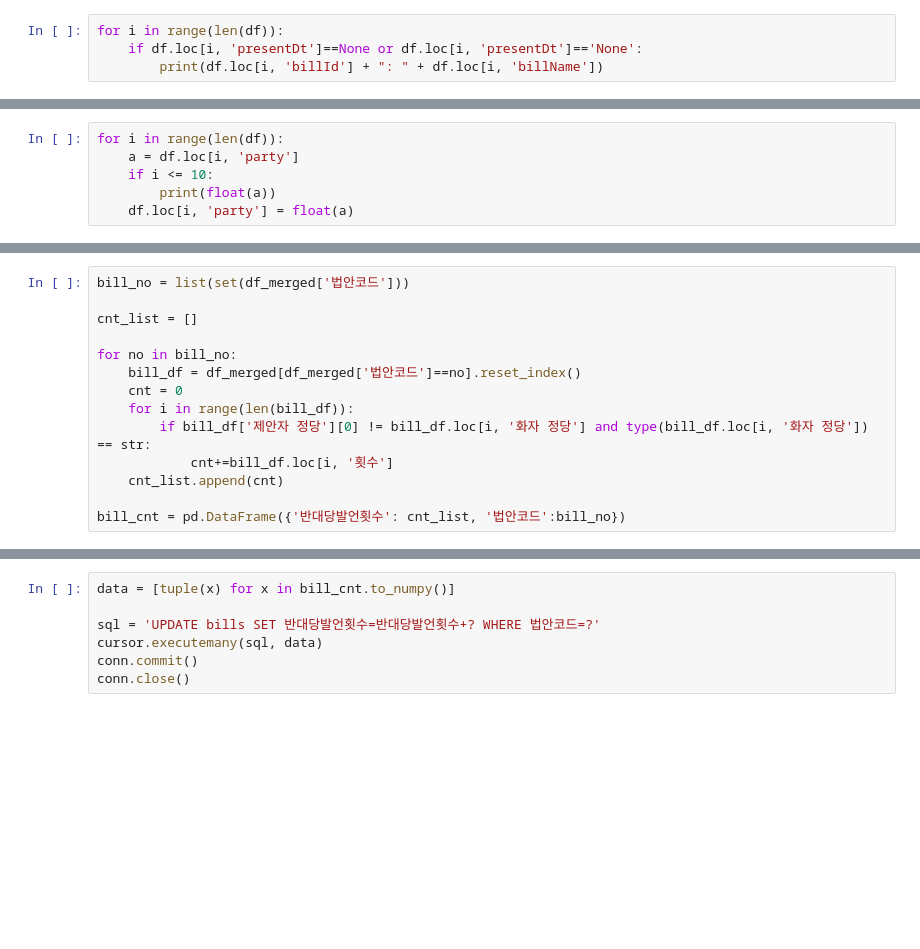
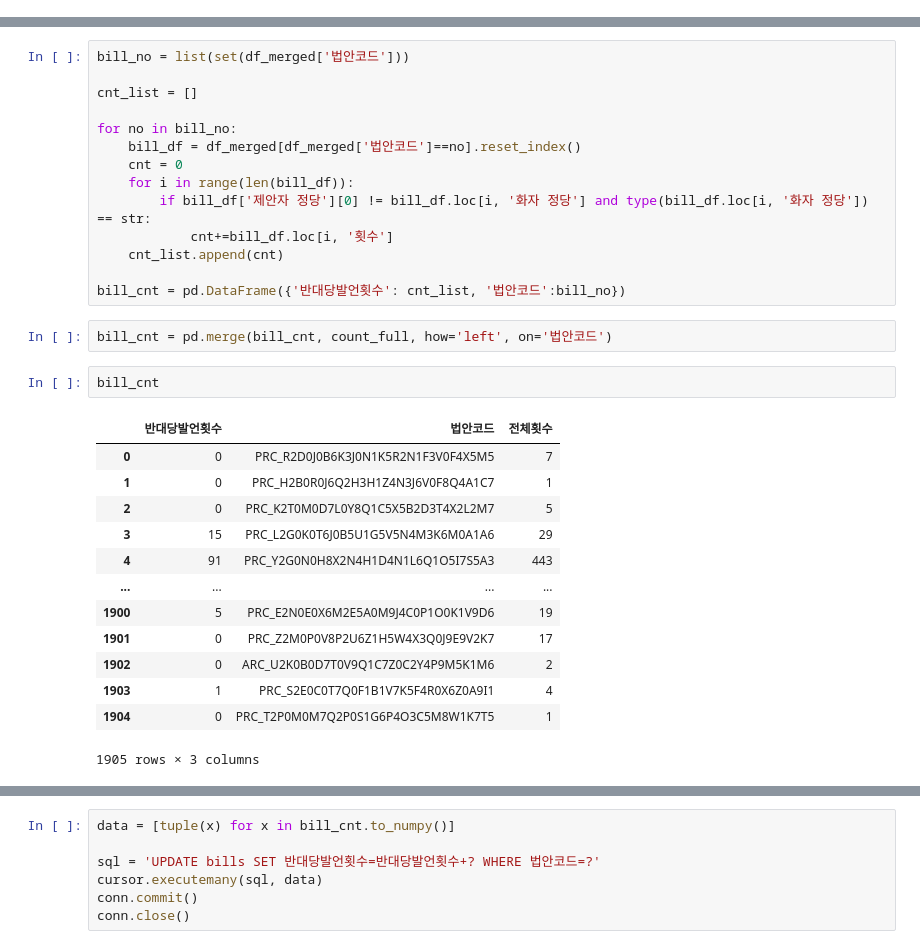
Before and after one commit to swim1927/bill_pj, a Jupyter notebook: bill_survival/data_preprocess_21th.ipynb, the cells around one changed output, grey strips where cells are left out. Drawn from its saved outputs; the diff is of its cells as text; blank space fills up the shorter version.

```diff
--- a/bill_survival/data_preprocess_21th.ipynb
+++ b/bill_survival/data_preprocess_21th.ipynb
@@ -229,4 +226,0 @@ Index(['billId', 'billName', 'billNo', 'passGubn', 'procStageCd', 'proposeDt',
-# %%
-for i in range(len(df)):
-    if df.loc[i, 'presentDt']==None or df.loc[i, 'presentDt']=='None':
-        print(df.loc[i, 'billId'] + ": " + df.loc[i, 'billName'])
@@ -363,6 +337,0 @@ c
-# %%
-for i in range(len(df)):
-    a = df.loc[i, 'party']
-    if i <= 10:
-        print(float(a))
-    df.loc[i, 'party'] = float(a)
@@ -463,3 +412,21 @@ for no in bill_no:
     cnt_list.append(cnt)
 
 bill_cnt = pd.DataFrame({'반대당발언횟수': cnt_list, '법안코드':bill_no})
+# %%
+bill_cnt = pd.merge(bill_cnt, count_full, how='left', on='법안코드')
+# %%
+bill_cnt
+# %% [output]
+|  | 반대당발언횟수 | 법안코드 | 전체횟수 |
+| 0 | 0 | PRC_R2D0J0B6K3J0N1K5R2N1F3V0F4X5M5 | 7 |
+| 1 | 0 | PRC_H2B0R0J6Q2H3H1Z4N3J6V0F8Q4A1C7 | 1 |
+| 2 | 0 | PRC_K2T0M0D7L0Y8Q1C5X5B2D3T4X2L2M7 | 5 |
+| 3 | 15 | PRC_L2G0K0T6J0B5U1G5V5N4M3K6M0A1A6 | 29 |
+| 4 | 91 | PRC_Y2G0N0H8X2N4H1D4N1L6Q1O5I7S5A3 | 443 |
+| ... | ... | ... | ... |
+| 1900 | 5 | PRC_E2N0E0X6M2E5A0M9J4C0P1O0K1V9D6 | 19 |
+| 1901 | 0 | PRC_Z2M0P0V8P2U6Z1H5W4X3Q0J9E9V2K7 | 17 |
+| 1902 | 0 | ARC_U2K0B0D7T0V9Q1C7Z0C2Y4P9M5K1M6 | 2 |
+| 1903 | 1 | PRC_S2E0C0T7Q0F1B1V7K5F4R0X6Z0A9I1 | 4 |
+| 1904 | 0 | PRC_T2P0M0M7Q2P0S1G6P4O3C5M8W1K7T5 | 1 |
+1905 rows × 3 columns
```
Also changed, not shown: parts of 25 cells of this notebook, 9 other files.
